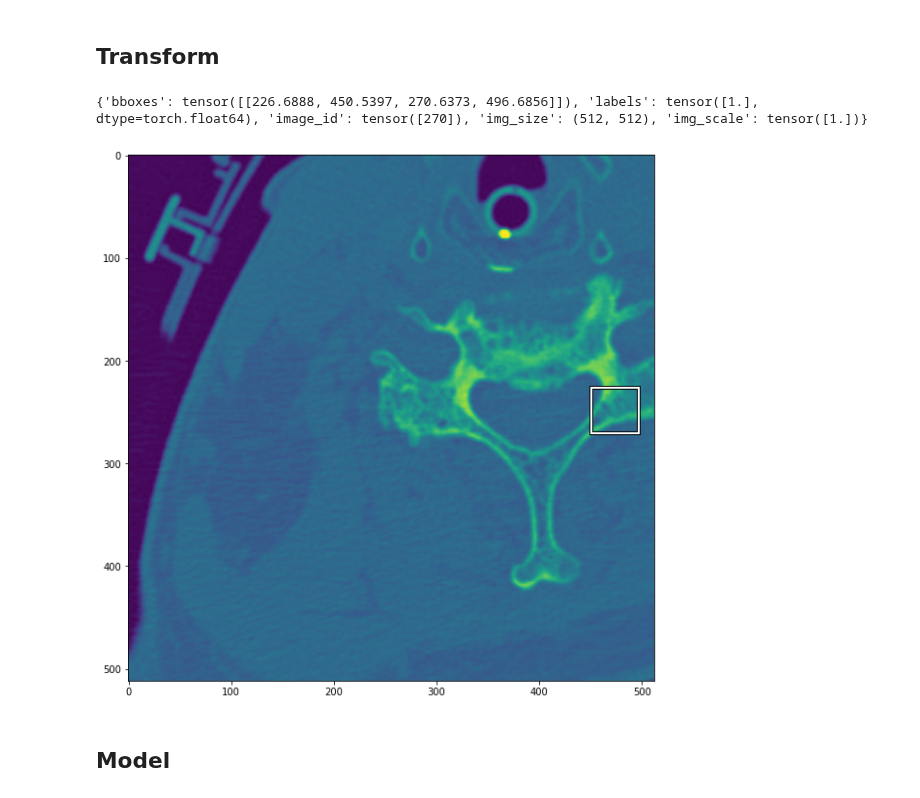
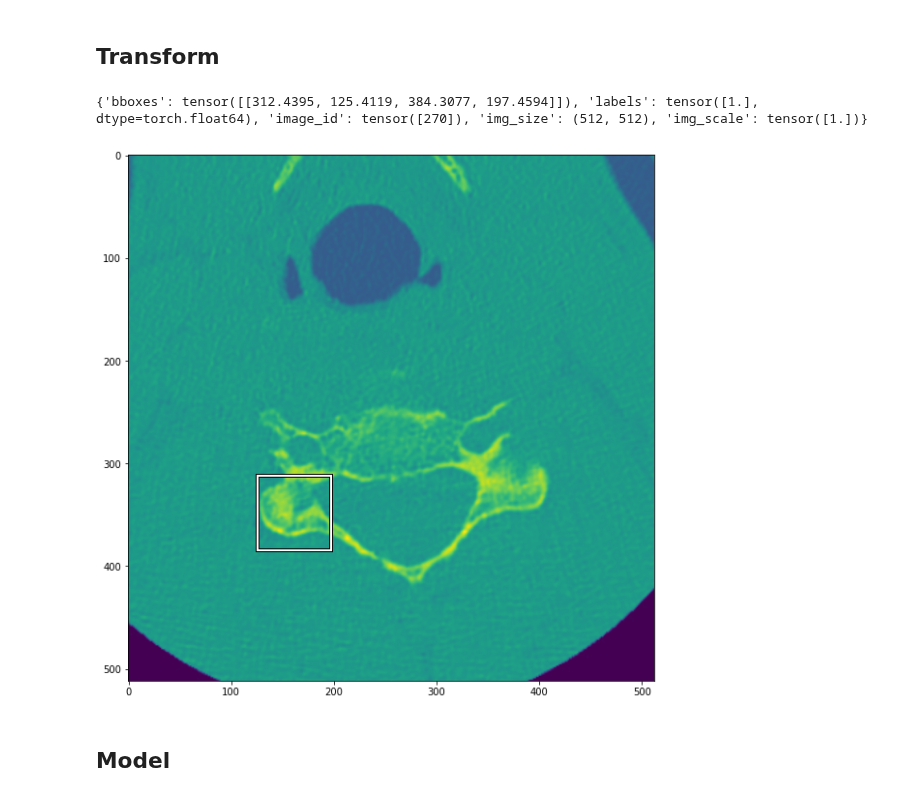
Before and after one commit to ghty011/cervical_spine, a Jupyter notebook: final/train_axial_detection.ipynb, the cells around one changed output. Saved outputs shown, nothing was run; the diff lists cells and outputs as text; code cells hidden in the pictures.

```diff
--- a/final/train_axial_detection.ipynb
+++ b/final/train_axial_detection.ipynb
@@ -168,3 +168,9 @@ def square_crop_position(crop_box, image_size=512):
 square_crop_position([0, 1, 2, 4], image_size=5)
 # %% [output]
 (0, 1, 3, 4)
+# %%
+sagittal_boundary_df = pd.read_csv(os.path.join(DATA_DIR,'infer_sagittal_boundary.csv')).set_index('UID')
+sagittal_boundary_df['ymax'] = sagittal_boundary_df[['height','ymax']].min(axis=1)
+sagittal_boundary_df['xmax'] = sagittal_boundary_df[['width','xmax']].min(axis=1)
+print(len(sagittal_boundary_df))
+sagittal_boundary_df.head()
@@ -175,12 +201,17 @@ for i in tqdm(range(len(bbox_boundary_df))):
     boundary_s = bbox_boundary_df.iloc[i]
     patient_bbox = bbox_df.loc[boundary_s.name]
 
-    new_df = bbox_boundary_df.loc[[boundary_s.name] * (int(patient_bbox.iloc[0].num_slices) - 2)]
+    aspect = boundary_s.aspect
+    # print(aspect)
+    sagittal_boundary_s = sagittal_boundary_df.loc[boundary_s.name, ['ymin', 'ymax']]
+    start_index = int(sagittal_boundary_s.ymin / aspect)
+    end_index = int(sagittal_boundary_s.ymax / aspect)
+    new_df = bbox_boundary_df.loc[[boundary_s.name] * (end_index - start_index - 3)]
 
     # print(len(new_df))
     new_df[['xmin','ymin','xmax','ymax']] = square_crop_position(boundary_s[['xmin','ymin','xmax','ymax']].values)
     # print(len(new_df))
-    new_df['axial_index'] = np.arange(1, patient_bbox.iloc[0].num_slices - 1)
+    new_df['axial_index'] = np.arange(start_index + 2, end_index-1)
 
 
     new_df = new_df.reset_index().set_index('axial_index')
@@ -221,3 +252,6 @@ pos_count = len(total_df[~total_df['x'].isna()])
 pos_count
 # %% [output]
 7203
+# %%
+neg_df = total_df[total_df['x'].isna()]
+pos_df = total_df[~total_df['x'].isna()]
@@ -307,7 +346,7 @@ def show_image(
     plt.show()
 
 
-s = df.iloc[370]
+s = pos_df.iloc[370]
 image = Image.open(os.path.join(IMAGES_DIR, s.name, f'{int(s.axial_index)}.jpeg'))
 bbox = list(s[['x', 'y','width','height']])
 bbox = [bbox[0], bbox[1], bbox[0] + bbox[2], bbox[1] + bbox[3]]
@@ -387,6 +420,8 @@ da.get_image_and_labels_by_idx(270)
 def get_train_transforms(target_img_size=512):
     return A.Compose(
         [
+            A.ShiftScaleRotate(p=0.5, rotate_limit=15),
+            # A.RandomBrightnessContrast(p=0.5),
             A.HorizontalFlip(p=0.5),
             A.Resize(height=target_img_size, width=target_img_size, p=1),
             # A.Normalize([0.485, 0.456, 0.406], [0.229, 0.224, 0.225]),
@@ -451,49 +486,57 @@ class EfficientDetDataset(Dataset):
             # print(sample)
 
             _, new_h, new_w = image.shape
+            if len(sample["bboxes"]) > 0:
+                sample["bboxes"][:, [0, 1, 2, 3]] = sample["bboxes"][
+                                                :, [1, 0, 3, 2]
+                                                ]  # convert to yxyx
 
-            sample["bboxes"][:, [0, 1, 2, 3]] = sample["bboxes"][
-                                            :, [1, 0, 3, 2]
-                                            ]  # convert to yxyx
-
-            target = {
-                "bboxes": torch.as_tensor(sample["bboxes"], dtype=torch.float32),
-                "labels": torch.as_tensor(labels),
-                "image_id": torch.tensor([image_id]),
-                "img_size": (new_h, new_w),
-                "img_scale": torch.tensor([1.]),
-            }
+                target = {
+                    "bboxes": torch.as_tensor(sample["bboxes"], dtype=torch.float32),
+                    "labels": torch.as_tensor(labels),
+                    "image_id": torch.tensor([image_id]),
+                    "img_size": (new_h, new_w),
+                    "img_scale": torch.tensor([1.]),
+                }
+            else:
+                target = {
+                    "bboxes": torch.zeros((0, 4)),
+                    "labels": torch.tensor([]),
+                    "image_id": torch.tensor([image_id]),
+                    "img_size": (new_h, new_w),
+                    "img_scale": torch.tensor([1.]),
+                }
         else:
             image = image.crop(crop_box)
             image = self.transforms(image=np.array(image, dtype=np.float32), bboxes=[], labels=[])["image"]
             _, new_h, new_w = image.shape
             target = {
                 "bboxes": torch.zeros((0, 4)),
                 "labels": torch.tensor([]),
                 "image_id": torch.tensor([image_id]),
                 "img_size": (new_h, new_w),
                 "img_scale": torch.tensor([1.]),
             }
 
 
 
         return image, target, image_id
 
     def __len__(self):
         return len(self.ds)
 
 
 train_dataset = EfficientDetDataset(da, transforms=get_train_transforms())
 img, ann, idx = train_dataset[270]
 print(ann)
 fig, ax = plt.subplots(1, figsize=(10, 10))
 ax.imshow(img[0, :, :])
 
 if len(ann['bboxes']) > 0:
     draw_pascal_voc_bboxes(ax, ann['bboxes'][0].cpu().numpy()[[1, 0, 3, 2]])
 # %% [output]
-{'bboxes': tensor([[226.6888, 450.5397, 270.6373, 496.6856]]), 'labels': tensor([1.], dtype=torch.float64), 'image_id': tensor([270]), 'img_size': (512, 512), 'img_scale': tensor([1.])}
+{'bboxes': tensor([[312.4395, 125.4119, 384.3077, 197.4594]]), 'labels': tensor([1.], dtype=torch.float64), 'image_id': tensor([270]), 'img_size': (512, 512), 'img_scale': tensor([1.])}
-[figure, old version]
+[figure, new version]
 # %%
 def collate_fn(batch):
     images, targets, image_ids = tuple(zip(*batch))
```
Also changed, not shown: parts of 18 cells of this notebook, 7 other files.
